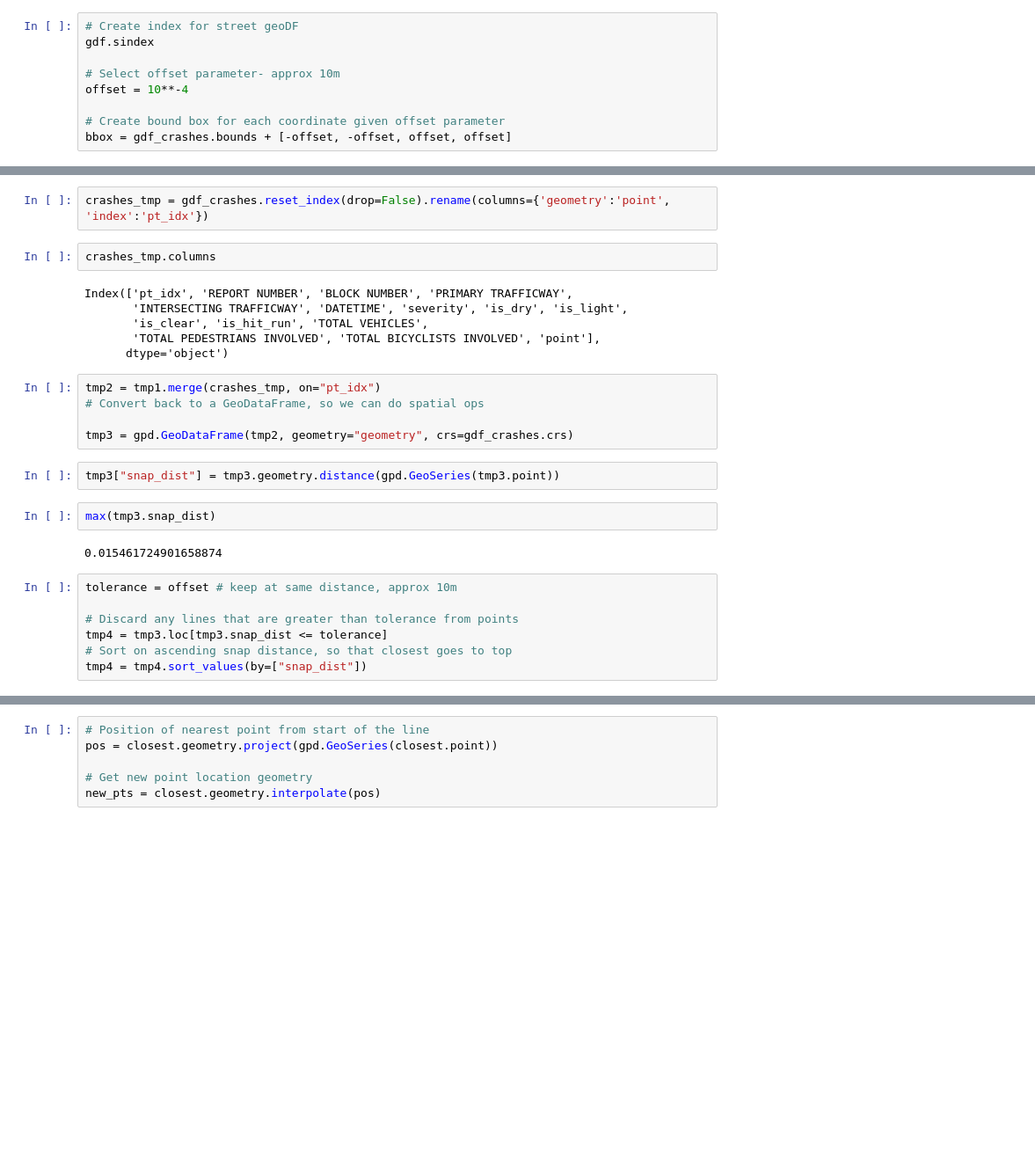
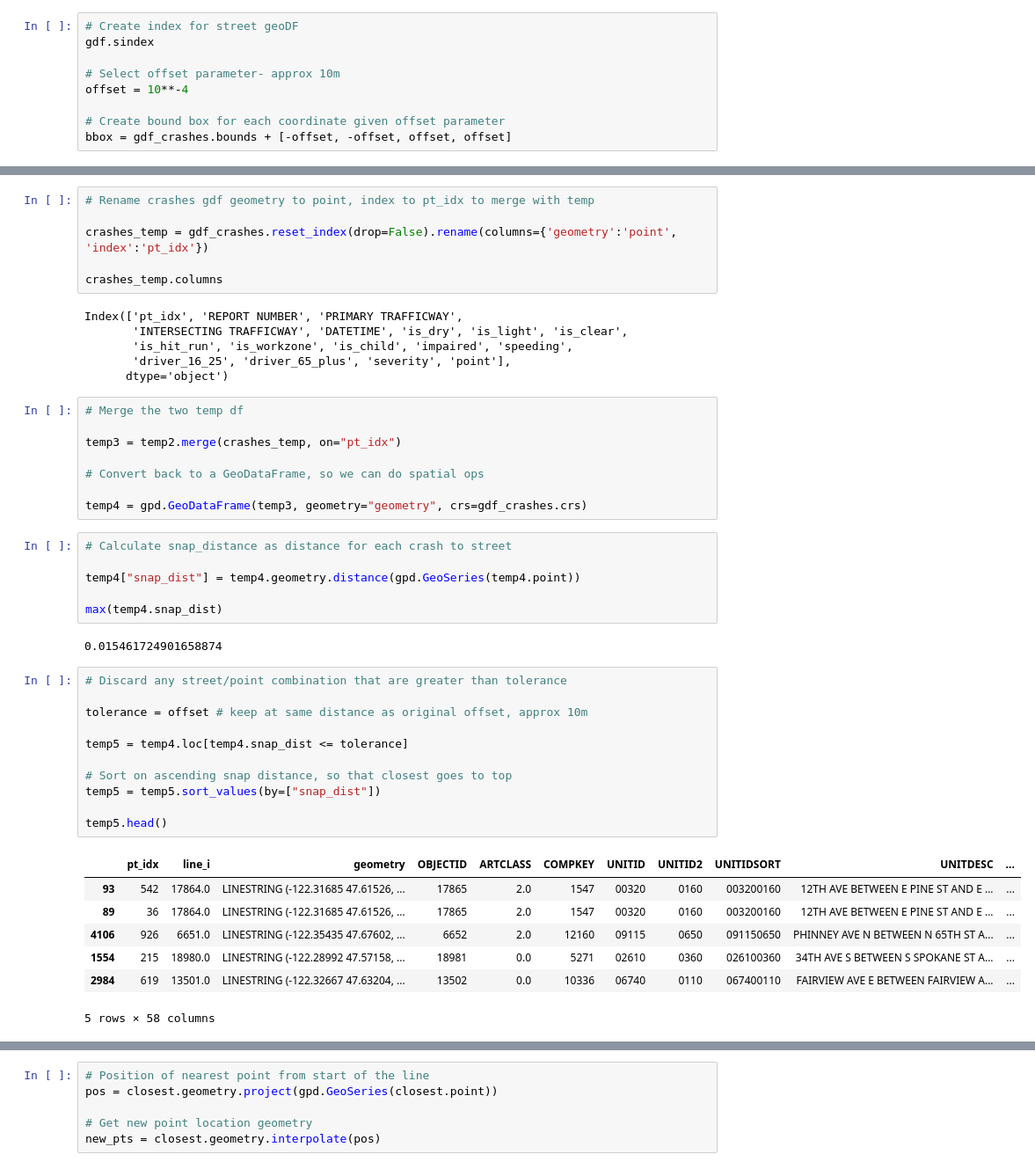
Before and after one commit to emi90/bike-index, a Jupyter notebook: Street-Data-Prep.ipynb, the cells around one changed output, grey strips where cells are left out. Shown at 88% size. Cells and saved outputs as stored; diff of their text form; blank space fills up the shorter version.

```diff
--- a/Street-Data-Prep.ipynb
+++ b/Street-Data-Prep.ipynb
@@ -119,28 +144,47 @@ The injuries will be mapped using the following index:
 # %%
-crashes_tmp = gdf_crashes.reset_index(drop=False).rename(columns={'geometry':'point', 'index':'pt_idx'})
+# Rename crashes gdf geometry to point, index to pt_idx to merge with temp
+
+crashes_temp = gdf_crashes.reset_index(drop=False).rename(columns={'geometry':'point', 'index':'pt_idx'})
+
+crashes_temp.columns
+# %% [output]
+Index(['pt_idx', 'REPORT NUMBER', 'PRIMARY TRAFFICWAY',
+       'INTERSECTING TRAFFICWAY', 'DATETIME', 'is_dry', 'is_light', 'is_clear',
+       'is_hit_run', 'is_workzone', 'is_child', 'impaired', 'speeding',
+       'driver_16_25', 'driver_65_plus', 'severity', 'point'],
+      dtype='object')
-# %%
-crashes_tmp.columns
-# %% [output]
-Index(['pt_idx', 'REPORT NUMBER', 'BLOCK NUMBER', 'PRIMARY TRAFFICWAY',
-       'INTERSECTING TRAFFICWAY', 'DATETIME', 'severity', 'is_dry', 'is_light',
-       'is_clear', 'is_hit_run', 'TOTAL VEHICLES',
-       'TOTAL PEDESTRIANS INVOLVED', 'TOTAL BICYCLISTS INVOLVED', 'point'],
-      dtype='object')
 # %%
-tmp2 = tmp1.merge(crashes_tmp, on="pt_idx")
+# Merge the two temp df
+
+temp3 = temp2.merge(crashes_temp, on="pt_idx")
+
 # Convert back to a GeoDataFrame, so we can do spatial ops
 
-tmp3 = gpd.GeoDataFrame(tmp2, geometry="geometry", crs=gdf_crashes.crs)
+temp4 = gpd.GeoDataFrame(temp3, geometry="geometry", crs=gdf_crashes.crs)
-# %%
-tmp3["snap_dist"] = tmp3.geometry.distance(gpd.GeoSeries(tmp3.point))
-# %%
-max(tmp3.snap_dist)
-# %% [output]
-0.015461724901658874
+# %%
+# Calculate snap_distance as distance for each crash to street
+
+temp4["snap_dist"] = temp4.geometry.distance(gpd.GeoSeries(temp4.point))
+
+max(temp4.snap_dist)
+# %% [output]
+0.015461724901658874
 # %%
-tolerance = offset # keep at same distance, approx 10m
+# Discard any street/point combination that are greater than tolerance
 
-# Discard any lines that are greater than tolerance from points
-tmp4 = tmp3.loc[tmp3.snap_dist <= tolerance]
+tolerance = offset # keep at same distance as original offset, approx 10m
+
+temp5 = temp4.loc[temp4.snap_dist <= tolerance]
+
 # Sort on ascending snap distance, so that closest goes to top
-tmp4 = tmp4.sort_values(by=["snap_dist"])
+temp5 = temp5.sort_values(by=["snap_dist"])
+
+temp5.head()
+# %% [output]
+|  | pt_idx | line_i | geometry | OBJECTID | ARTCLASS | COMPKEY | UNITID | UNITID2 | UNITIDSORT | UNITDESC | ... |
+| 93 | 542 | 17864.0 | LINESTRING (-122.31685 47.61526, ... | 17865 | 2.0 | 1547 | 00320 | 0160 | 003200160 | 12TH AVE BETWEEN E PINE ST AND E ... | ... |
+| 89 | 36 | 17864.0 | LINESTRING (-122.31685 47.61526, ... | 17865 | 2.0 | 1547 | 00320 | 0160 | 003200160 | 12TH AVE BETWEEN E PINE ST AND E ... | ... |
+| 4106 | 926 | 6651.0 | LINESTRING (-122.35435 47.67602, ... | 6652 | 2.0 | 12160 | 09115 | 0650 | 091150650 | PHINNEY AVE N BETWEEN N 65TH ST A... | ... |
+| 1554 | 215 | 18980.0 | LINESTRING (-122.28992 47.57158, ... | 18981 | 0.0 | 5271 | 02610 | 0360 | 026100360 | 34TH AVE S BETWEEN S SPOKANE ST A... | ... |
+| 2984 | 619 | 13501.0 | LINESTRING (-122.32667 47.63204, ... | 13502 | 0.0 | 10336 | 06740 | 0110 | 067400110 | FAIRVIEW AVE E BETWEEN FAIRVIEW A... | ... |
+5 rows × 58 columns
```
Also changed, not shown: parts of 29 cells of this notebook, 1 other file.
